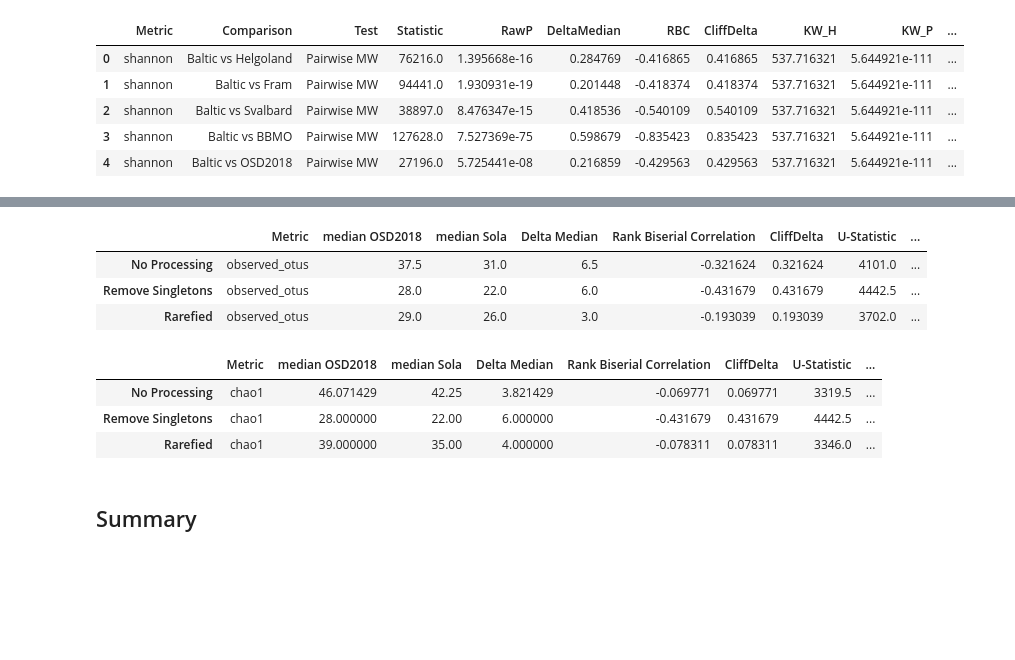
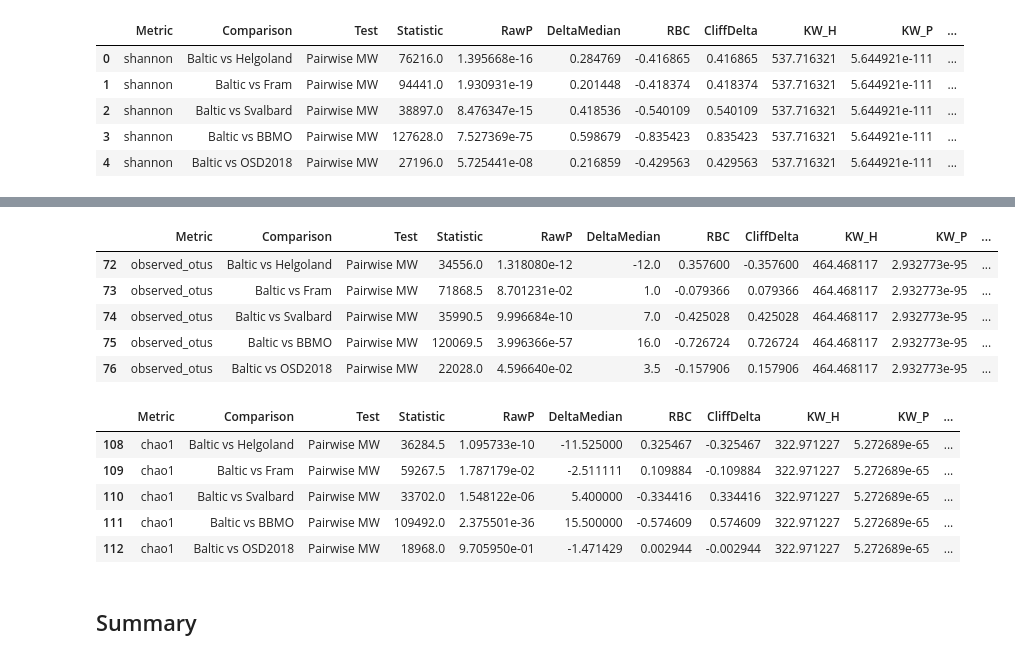
Before and after one commit to palec87/mgnify-methods, a Jupyter notebook: notebooks/06_multiple_studies_alpha.ipynb, the cells around one changed output, grey strips where cells are left out. Cells and saved outputs as stored; diff of their text form; code cells hidden in the pictures; blank space fills up the shorter version.

```diff
--- a/notebooks/06_multiple_studies_alpha.ipynb
+++ b/notebooks/06_multiple_studies_alpha.ipynb
@@ -662,21 +667,29 @@ simpson_stats.head()
 # %%
 otus_stats = df[df['Metric'] == 'observed_otus']
-otus_stats.index = ['No Processing', 'Remove Singletons', 'Rarefied']
+try:
+    otus_stats.index = ['No Processing', 'Remove Singletons', 'Rarefied']
+except: pass
 otus_stats.head()
 # %% [output]
-|  | Metric | median OSD2018 | median Sola | Delta Median | Rank Biserial Correlation | CliffDelta | U-Statistic | ... |
-| No Processing | observed_otus | 37.5 | 31.0 | 6.5 | -0.321624 | 0.321624 | 4101.0 | ... |
-| Remove Singletons | observed_otus | 28.0 | 22.0 | 6.0 | -0.431679 | 0.431679 | 4442.5 | ... |
-| Rarefied | observed_otus | 29.0 | 26.0 | 3.0 | -0.193039 | 0.193039 | 3702.0 | ... |
+|  | Metric | Comparison | Test | Statistic | RawP | DeltaMedian | RBC | CliffDelta | KW_H | KW_P | ... |
+| 72 | observed_otus | Baltic vs Helgoland | Pairwise MW | 34556.0 | 1.318080e-12 | -12.0 | 0.357600 | -0.357600 | 464.468117 | 2.932773e-95 | ... |
+| 73 | observed_otus | Baltic vs Fram | Pairwise MW | 71868.5 | 8.701231e-02 | 1.0 | -0.079366 | 0.079366 | 464.468117 | 2.932773e-95 | ... |
+| 74 | observed_otus | Baltic vs Svalbard | Pairwise MW | 35990.5 | 9.996684e-10 | 7.0 | -0.425028 | 0.425028 | 464.468117 | 2.932773e-95 | ... |
+| 75 | observed_otus | Baltic vs BBMO | Pairwise MW | 120069.5 | 3.996366e-57 | 16.0 | -0.726724 | 0.726724 | 464.468117 | 2.932773e-95 | ... |
+| 76 | observed_otus | Baltic vs OSD2018 | Pairwise MW | 22028.0 | 4.596640e-02 | 3.5 | -0.157906 | 0.157906 | 464.468117 | 2.932773e-95 | ... |
 # %%
 chao1_stats = df[df['Metric'] == 'chao1']
-chao1_stats.index = ['No Processing', 'Remove Singletons', 'Rarefied']
+try:
+    chao1_stats.index = ['No Processing', 'Remove Singletons', 'Rarefied']
+except: pass
 chao1_stats.head()
 # %% [output]
-|  | Metric | median OSD2018 | median Sola | Delta Median | Rank Biserial Correlation | CliffDelta | U-Statistic | ... |
-| No Processing | chao1 | 46.071429 | 42.25 | 3.821429 | -0.069771 | 0.069771 | 3319.5 | ... |
-| Remove Singletons | chao1 | 28.000000 | 22.00 | 6.000000 | -0.431679 | 0.431679 | 4442.5 | ... |
-| Rarefied | chao1 | 39.000000 | 35.00 | 4.000000 | -0.078311 | 0.078311 | 3346.0 | ... |
+|  | Metric | Comparison | Test | Statistic | RawP | DeltaMedian | RBC | CliffDelta | KW_H | KW_P | ... |
+| 108 | chao1 | Baltic vs Helgoland | Pairwise MW | 36284.5 | 1.095733e-10 | -11.525000 | 0.325467 | -0.325467 | 322.971227 | 5.272689e-65 | ... |
+| 109 | chao1 | Baltic vs Fram | Pairwise MW | 59267.5 | 1.787179e-02 | -2.511111 | 0.109884 | -0.109884 | 322.971227 | 5.272689e-65 | ... |
+| 110 | chao1 | Baltic vs Svalbard | Pairwise MW | 33702.0 | 1.548122e-06 | 5.400000 | -0.334416 | 0.334416 | 322.971227 | 5.272689e-65 | ... |
+| 111 | chao1 | Baltic vs BBMO | Pairwise MW | 109492.0 | 2.375501e-36 | 15.500000 | -0.574609 | 0.574609 | 322.971227 | 5.272689e-65 | ... |
+| 112 | chao1 | Baltic vs OSD2018 | Pairwise MW | 18968.0 | 9.705950e-01 | -1.471429 | 0.002944 | -0.002944 | 322.971227 | 5.272689e-65 | ... |
 # %% [markdown]
 ## Summary
 # %%
```
Also changed, not shown: parts of 9 cells of this notebook, 1 other file.
